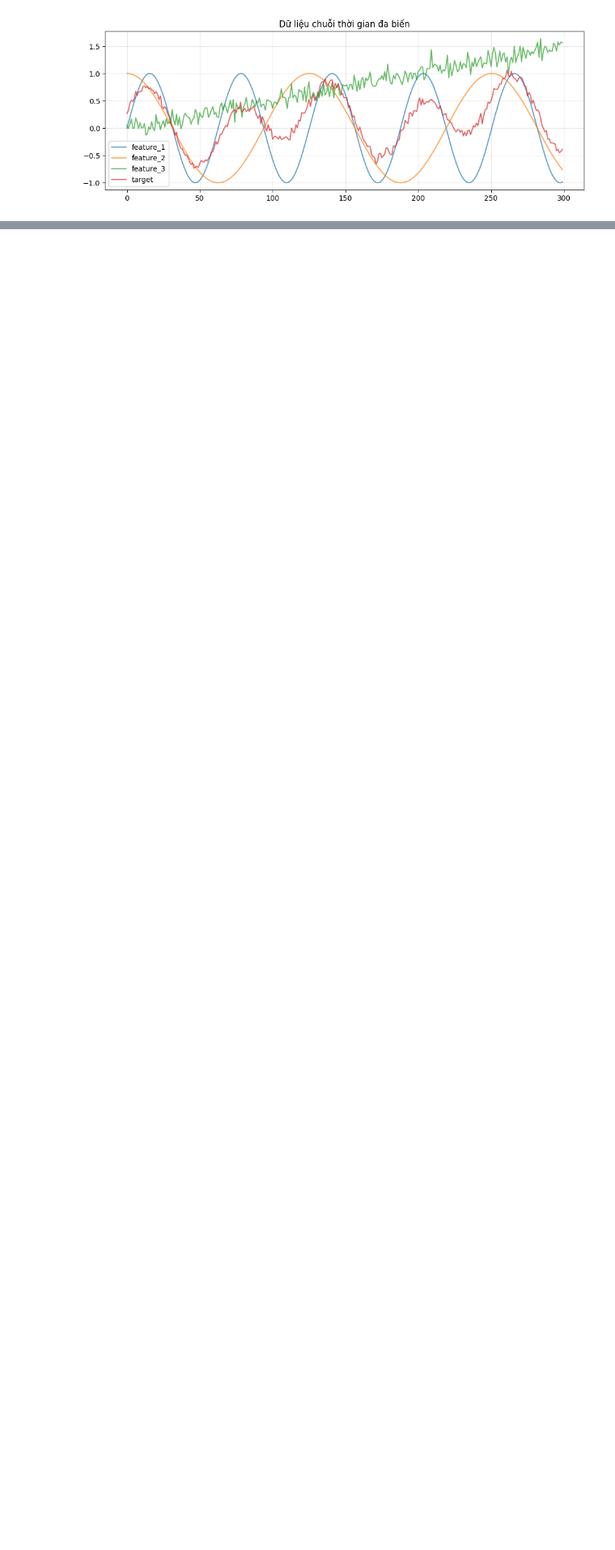
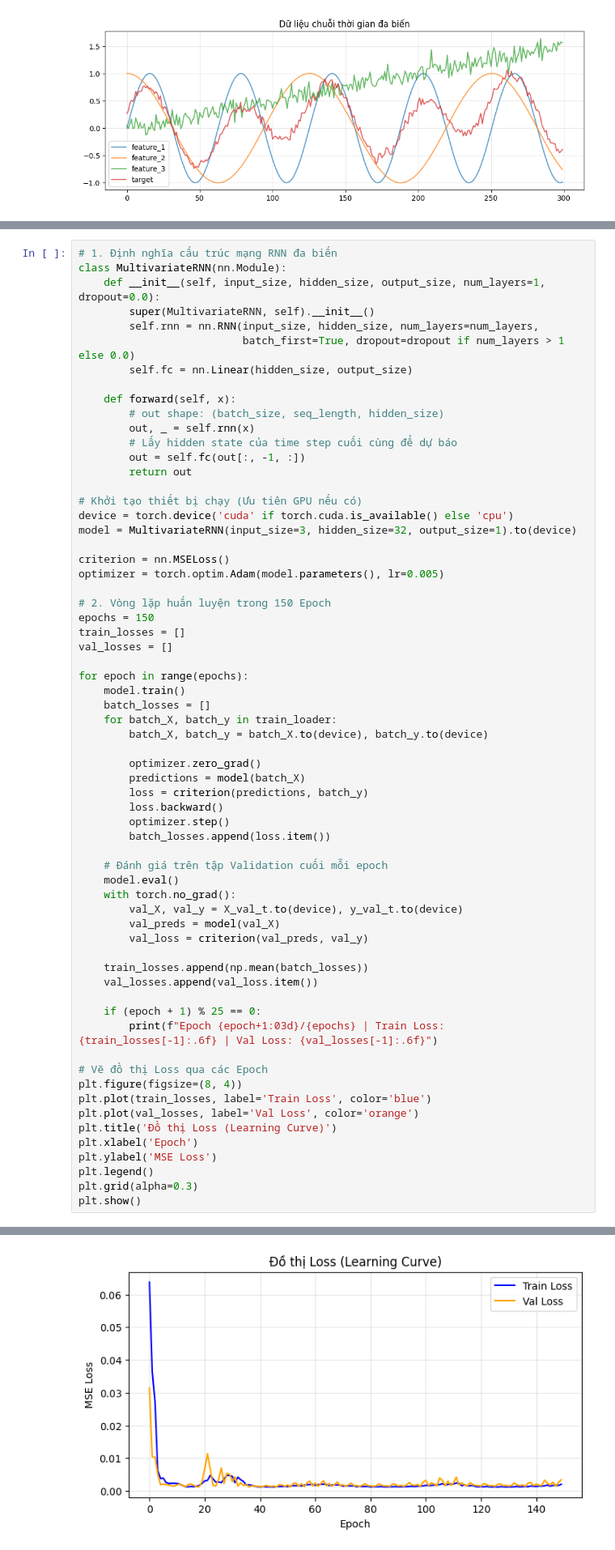
Before and after one commit to lequoctrung-dev/Homework-DeepLearning, a Jupyter notebook: 4. RNN/LeQuocTrung_RNN_Homework.ipynb, the cells around one changed output, grey strips where cells are left out. Shown at 81% size. Drawn from its saved outputs; the diff is of its cells as text; blank space fills up the shorter version.

```diff
--- a/4. RNN/LeQuocTrung_RNN_Homework.ipynb
+++ b/4. RNN/LeQuocTrung_RNN_Homework.ipynb
@@ -205,0 +264,65 @@ plt.show()
+# %%
+# 1. Định nghĩa cấu trúc mạng RNN đa biến
+class MultivariateRNN(nn.Module):
+    def __init__(self, input_size, hidden_size, output_size, num_layers=1, dropout=0.0):
+        super(MultivariateRNN, self).__init__()
+        self.rnn = nn.RNN(input_size, hidden_size, num_layers=num_layers,
+                          batch_first=True, dropout=dropout if num_layers > 1 else 0.0)
+        self.fc = nn.Linear(hidden_size, output_size)
+
+    def forward(self, x):
+        # out shape: (batch_size, seq_length, hidden_size)
+        out, _ = self.rnn(x)
+        # Lấy hidden state của time step cuối cùng để dự báo
+        out = self.fc(out[:, -1, :])
+        return out
+
+# Khởi tạo thiết bị chạy (Ưu tiên GPU nếu có)
+device = torch.device('cuda' if torch.cuda.is_available() else 'cpu')
+model = MultivariateRNN(input_size=3, hidden_size=32, output_size=1).to(device)
+
+criterion = nn.MSELoss()
+optimizer = torch.optim.Adam(model.parameters(), lr=0.005)
+
+# 2. Vòng lặp huấn luyện trong 150 Epoch
+epochs = 150
+train_losses = []
+val_losses = []
+
+for epoch in range(epochs):
+    model.train()
+    batch_losses = []
+    for batch_X, batch_y in train_loader:
+        batch_X, batch_y = batch_X.to(device), batch_y.to(device)
+
+        optimizer.zero_grad()
+        predictions = model(batch_X)
+        loss = criterion(predictions, batch_y)
+        loss.backward()
+        optimizer.step()
+        batch_losses.append(loss.item())
+
+    # Đánh giá trên tập Validation cuối mỗi epoch
+    model.eval()
+    with torch.no_grad():
+        val_X, val_y = X_val_t.to(device), y_val_t.to(device)
+        val_preds = model(val_X)
+        val_loss = criterion(val_preds, val_y)
+
+    train_losses.append(np.mean(batch_losses))
+    val_losses.append(val_loss.item())
+
+    if (epoch + 1) % 25 == 0:
+        print(f"Epoch {epoch+1:03d}/{epochs} | Train Loss: {train_losses[-1]:.6f} | Val Loss: {val_losses[-1]:.6f}")
+
+# Vẽ đồ thị Loss qua các Epoch
+plt.figure(figsize=(8, 4))
+plt.plot(train_losses, label='Train Loss', color='blue')
+plt.plot(val_losses, label='Val Loss', color='orange')
+plt.title('Đồ thị Loss (Learning Curve)')
+plt.xlabel('Epoch')
+plt.ylabel('MSE Loss')
+plt.legend()
+plt.grid(alpha=0.3)
+plt.show()
+# %% [output]
@@ -205,0 +335 @@ plt.show()
+[figure, added]
```
Also changed, not shown: parts of 14 cells of this notebook, 5 other files.
